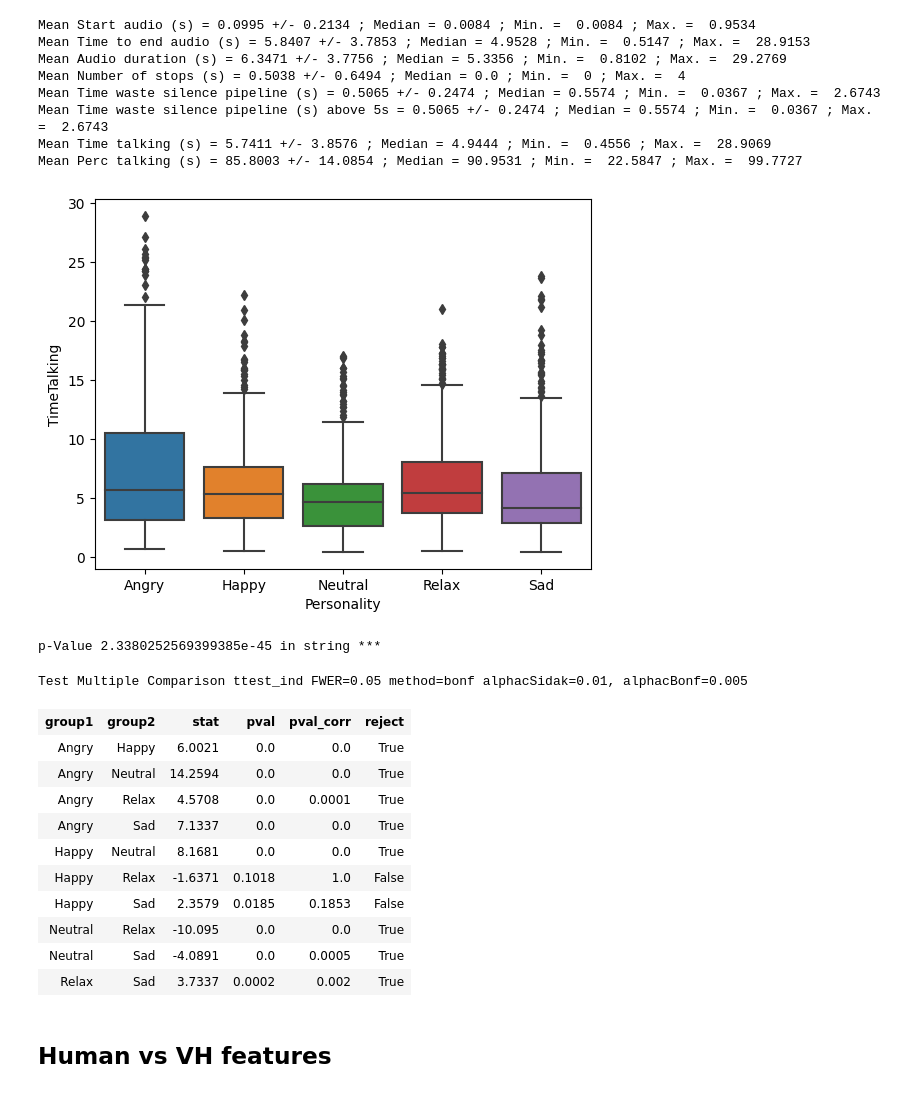
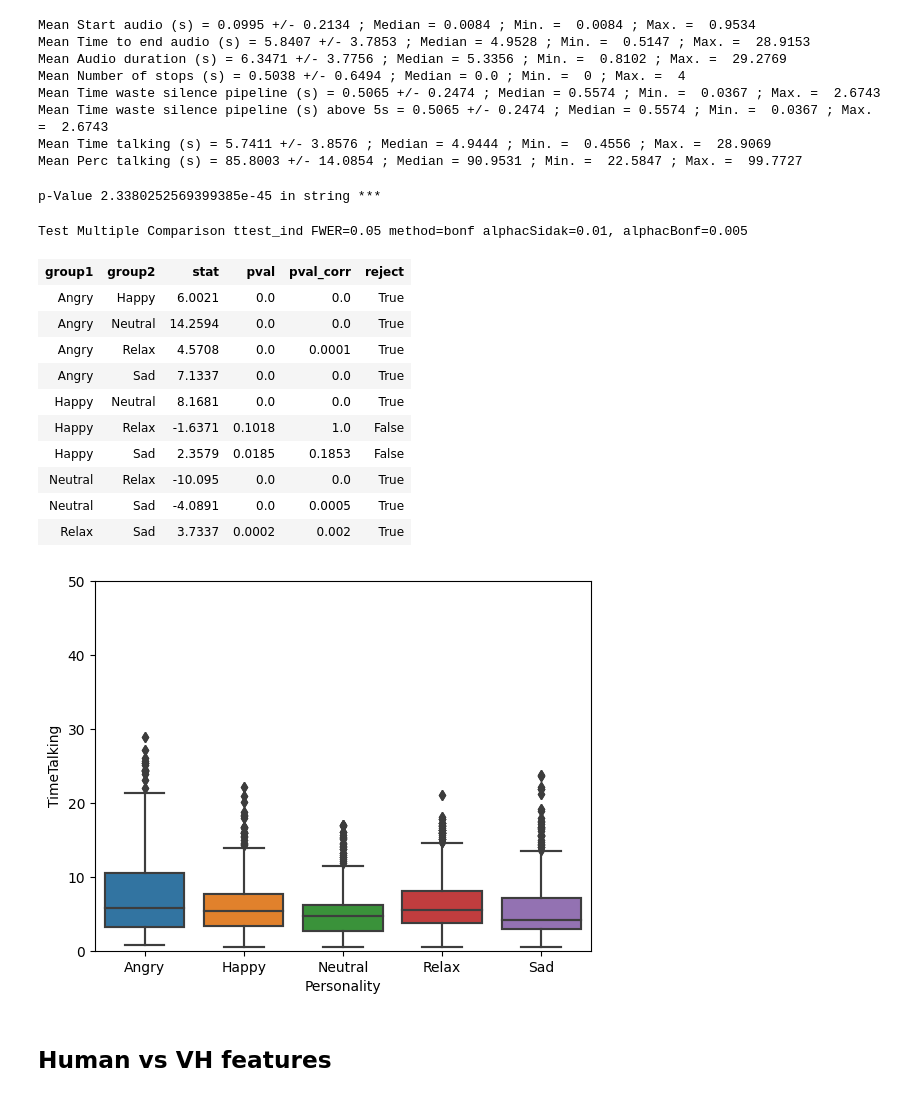
Before and after one commit to ASAPLableni/LableniBot, a Jupyter notebook: DataAnalysis/AudioCheck.ipynb, the cells around one changed output. Cells and saved outputs as stored; diff of their text form; code cells hidden in the pictures.

```diff
--- a/DataAnalysis/AudioCheck.ipynb
+++ b/DataAnalysis/AudioCheck.ipynb
@@ -653,35 +656,40 @@ Mean Perc talking (s) = 85.8003 +/- 14.0854 ; Median = 90.9531 ; Min. =  22.5847
 # %%
 # ####################
 # ### TIME TALKING ###
 # ####################
 
 sns.boxplot(data=df_vh_audio, x="Personality", y="TimeTalking")
+plt.savefig("Results/TimeTalkingPersonalityVH.pdf", dpi=300, format="pdf")
 
-plt.show()
+sns.boxplot(data=df_vh_audio, x="Personality", y="TimeTalking")
+plt.ylim(0, 50)
+plt.savefig("Results/TimeTalkingPersonalityVHAug.pdf", dpi=300, format="pdf")
+
+# plt.show()
 
 group_list = [df_g["TimeTalking"].tolist() for g, df_g in df_vh_audio.groupby("Personality")]
 _, pvalue = stats.f_oneway(*group_list)
 print("p-Value", pvalue, "in string", aute.get_p_string(pvalue))
 
 comp = mc.MultiComparison(df_vh_audio['TimeTalking'], df_vh_audio['Personality'])
 tbl, a1, a2 = comp.allpairtest(stats.ttest_ind, method= "bonf")
 
 display(tbl)
 # %% [output]
-[figure, old version]
 p-Value 2.3380252569399385e-45 in string ***
 Test Multiple Comparison ttest_ind FWER=0.05 method=bonf alphacSidak=0.01, alphacBonf=0.005
 | group1 | group2 | stat | pval | pval_corr | reject |
 | Angry | Happy | 6.0021 | 0.0 | 0.0 | True |
 | Angry | Neutral | 14.2594 | 0.0 | 0.0 | True |
 | Angry | Relax | 4.5708 | 0.0 | 0.0001 | True |
 | Angry | Sad | 7.1337 | 0.0 | 0.0 | True |
 | Happy | Neutral | 8.1681 | 0.0 | 0.0 | True |
 | Happy | Relax | -1.6371 | 0.1018 | 1.0 | False |
 | Happy | Sad | 2.3579 | 0.0185 | 0.1853 | False |
 | Neutral | Relax | -10.095 | 0.0 | 0.0 | True |
 | Neutral | Sad | -4.0891 | 0.0 | 0.0005 | True |
 | Relax | Sad | 3.7337 | 0.0002 | 0.002 | True |
+[figure, new version]
 # %% [markdown]
 ## Human vs VH features
 # %%
```
Also changed, not shown: parts of 1 cell of this notebook, 1 other file.
